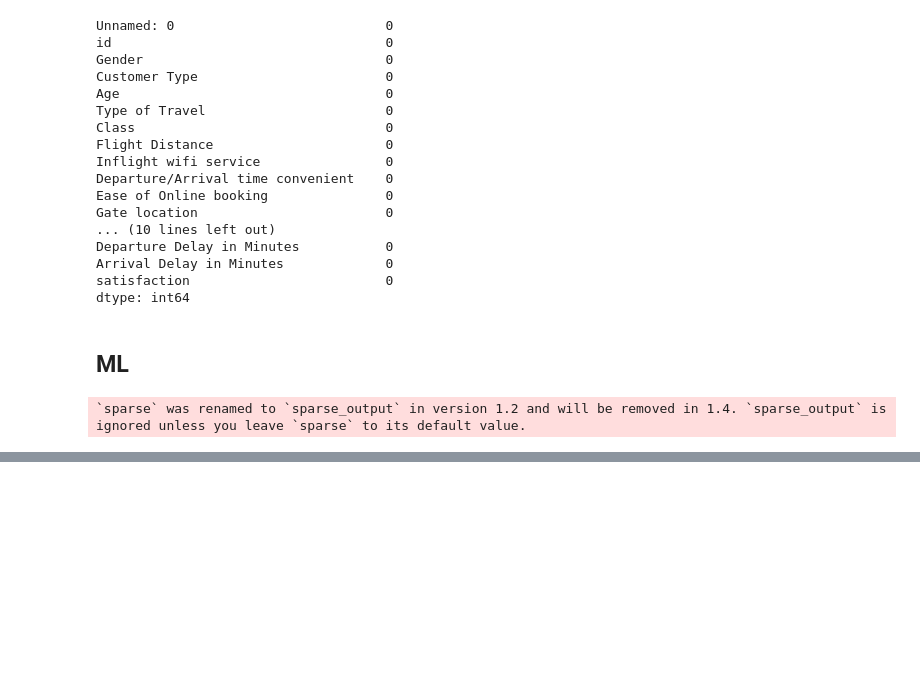
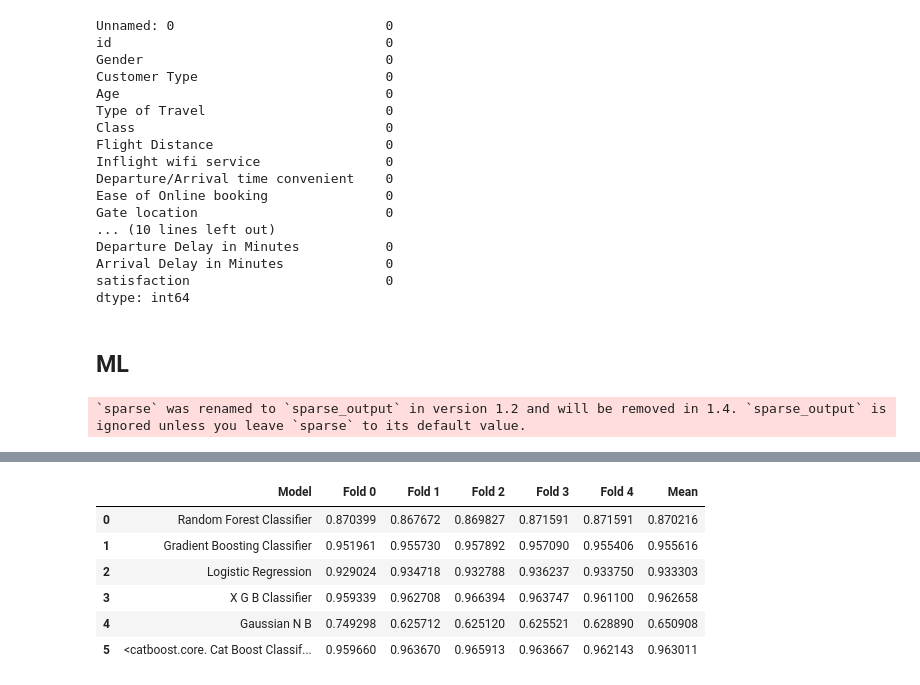
Before and after one commit to AI-School-F5-P2/Aerolinea_equipo_4, a Jupyter notebook: Notebook/testing.ipynb, the cells around one changed output, grey strips where cells are left out. Saved outputs shown, nothing was run; the diff lists cells and outputs as text; code cells hidden in the pictures; blank space fills up the shorter version.

```diff
--- a/Notebook/testing.ipynb
+++ b/Notebook/testing.ipynb
@@ -488,0 +504,24 @@ array([[11444,   267],
+# %%
+data = []
+
+for i in range(len(df_metrics['Model Scores'])):
+    model_name = df_metrics['Model'][i]
+    model_scores = df_metrics['Model Scores'][i]
+    fold_scores = {'Model': model_name}
+
+    for j in range(len(model_scores)):
+        fold_scores[f'Fold {j}'] = model_scores[j]
+    fold_scores['Mean'] = np.mean(model_scores)
+
+    data.append(fold_scores)
+
+metrics_df = pd.DataFrame(data)
+metrics_df
+# %% [output]
+|  | Model | Fold 0 | Fold 1 | Fold 2 | Fold 3 | Fold 4 | Mean |
+| 0 | Random Forest Classifier | 0.870399 | 0.867672 | 0.869827 | 0.871591 | 0.871591 | 0.870216 |
+| 1 | Gradient Boosting Classifier | 0.951961 | 0.955730 | 0.957892 | 0.957090 | 0.955406 | 0.955616 |
+| 2 | Logistic Regression | 0.929024 | 0.934718 | 0.932788 | 0.936237 | 0.933750 | 0.933303 |
+| 3 | X G B Classifier | 0.959339 | 0.962708 | 0.966394 | 0.963747 | 0.961100 | 0.962658 |
+| 4 | Gaussian N B | 0.749298 | 0.625712 | 0.625120 | 0.625521 | 0.628890 | 0.650908 |
+| 5 | <catboost.core. Cat Boost Classif... | 0.959660 | 0.963670 | 0.965913 | 0.963667 | 0.962143 | 0.963011 |
```
Also changed, not shown: parts of 8 cells of this notebook.
